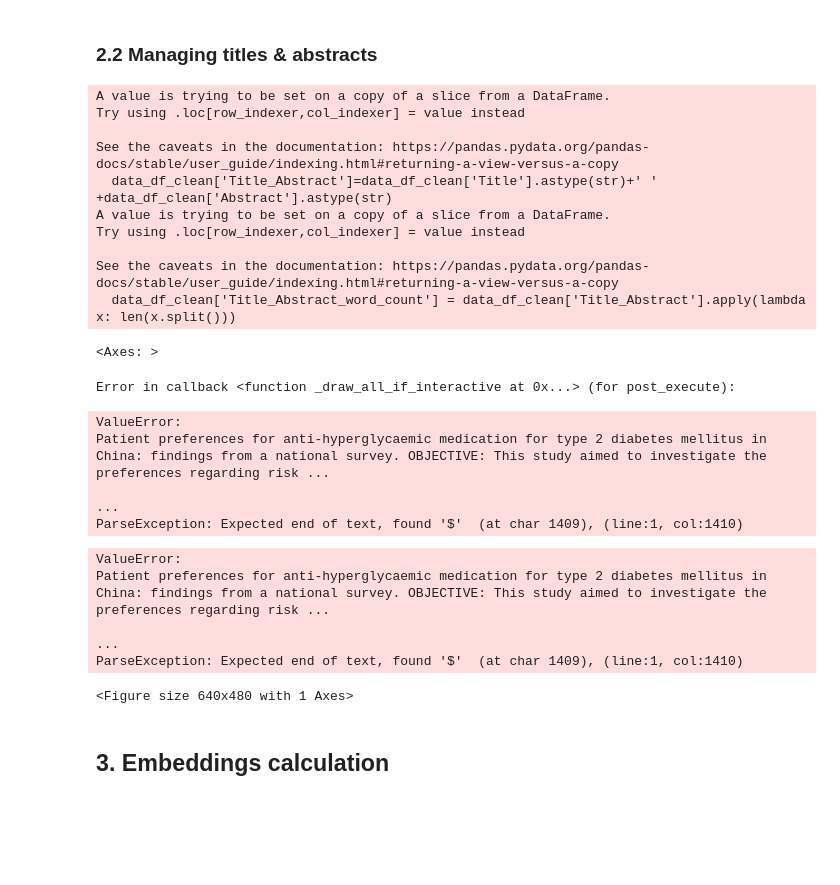
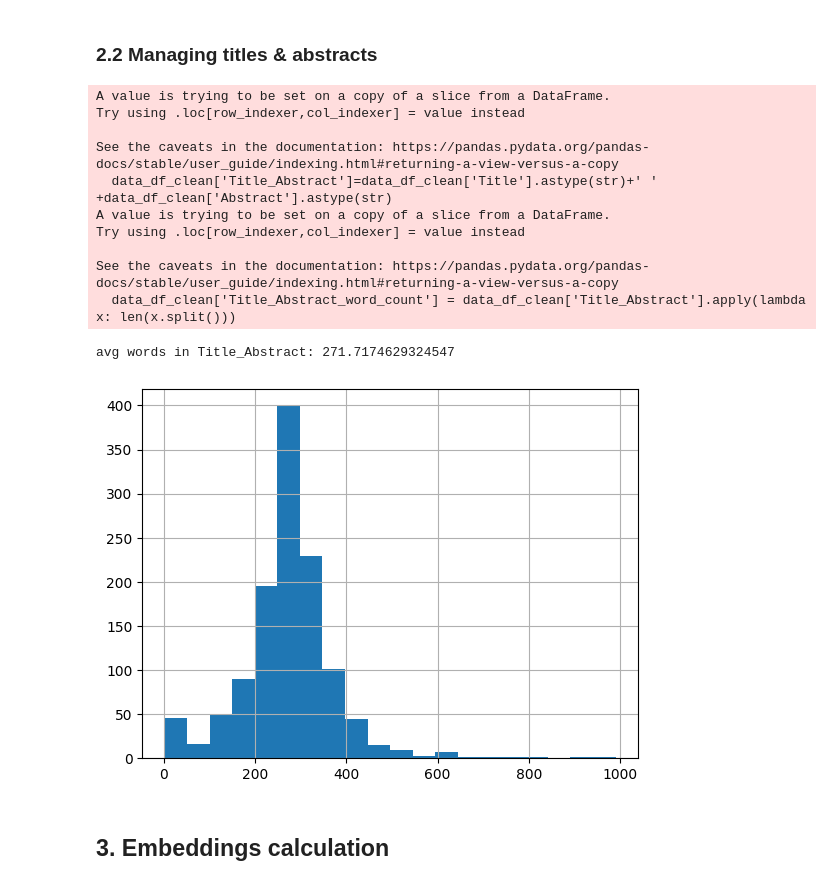
Before and after one commit to Cesar85Hol/papers-class-NLP, a Jupyter notebook: P8_embedding_models.ipynb, the cells around one changed output. Cells and saved outputs as stored; diff of their text form; code cells hidden in the pictures; blank space fills up the shorter version.

```diff
--- a/P8_embedding_models.ipynb
+++ b/P8_embedding_models.ipynb
@@ -229,31 +230,24 @@ total nan abstracts in dataset after manage: 0
 # %% [markdown]
 ### 2.2 Managing titles & abstracts
 # %%
+# concatenating title + abstract at text level --> case 1: textjoined
 data_df_clean['Title_Abstract']=data_df_clean['Title'].astype(str)+' ' +data_df_clean['Abstract'].astype(str)
 data_df_clean['Title_Abstract_word_count'] = data_df_clean['Title_Abstract'].apply(lambda x: len(x.split()))
-data_df_clean['Title_Abstract'].hist(bins=20)
+data_df_clean['Title_Abstract_word_count'].hist(bins=20)
+print(f"avg words in Title_Abstract: {data_df_clean['Title_Abstract_word_count'].mean()}")
 # %% [output]
 A value is trying to be set on a copy of a slice from a DataFrame.
 Try using .loc[row_indexer,col_indexer] = value instead
 
 See the caveats in the documentation: https://pandas.pydata.org/pandas-docs/stable/user_guide/indexing.html#returning-a-view-versus-a-copy
   data_df_clean['Title_Abstract']=data_df_clean['Title'].astype(str)+' ' +data_df_clean['Abstract'].astype(str)
 A value is trying to be set on a copy of a slice from a DataFrame.
 Try using .loc[row_indexer,col_indexer] = value instead
 
 See the caveats in the documentation: https://pandas.pydata.org/pandas-docs/stable/user_guide/indexing.html#returning-a-view-versus-a-copy
   data_df_clean['Title_Abstract_word_count'] = data_df_clean['Title_Abstract'].apply(lambda x: len(x.split()))
-<Axes: >
+avg words in Title_Abstract: 271.7174629324547
-Error in callback <function _draw_all_if_interactive at 0x...> (for post_execute):
-ValueError:
-Patient preferences for anti-hyperglycaemic medication for type 2 diabetes mellitus in China: findings from a national survey. OBJECTIVE: This study aimed to investigate the preferences regarding risk ...
-                                                                                                                                                                                                         ...
-ParseException: Expected end of text, found '$'  (at char 1409), (line:1, col:1410)
-ValueError:
-Patient preferences for anti-hyperglycaemic medication for type 2 diabetes mellitus in China: findings from a national survey. OBJECTIVE: This study aimed to investigate the preferences regarding risk ...
-                                                                                                                                                                                                         ...
-ParseException: Expected end of text, found '$'  (at char 1409), (line:1, col:1410)
-<Figure size 640x480 with 1 Axes>
+[figure, added]
 # %% [markdown]
 ## 3. Embeddings calculation
 # %% [markdown]
```
Also changed, not shown: parts of 12 cells of this notebook.
